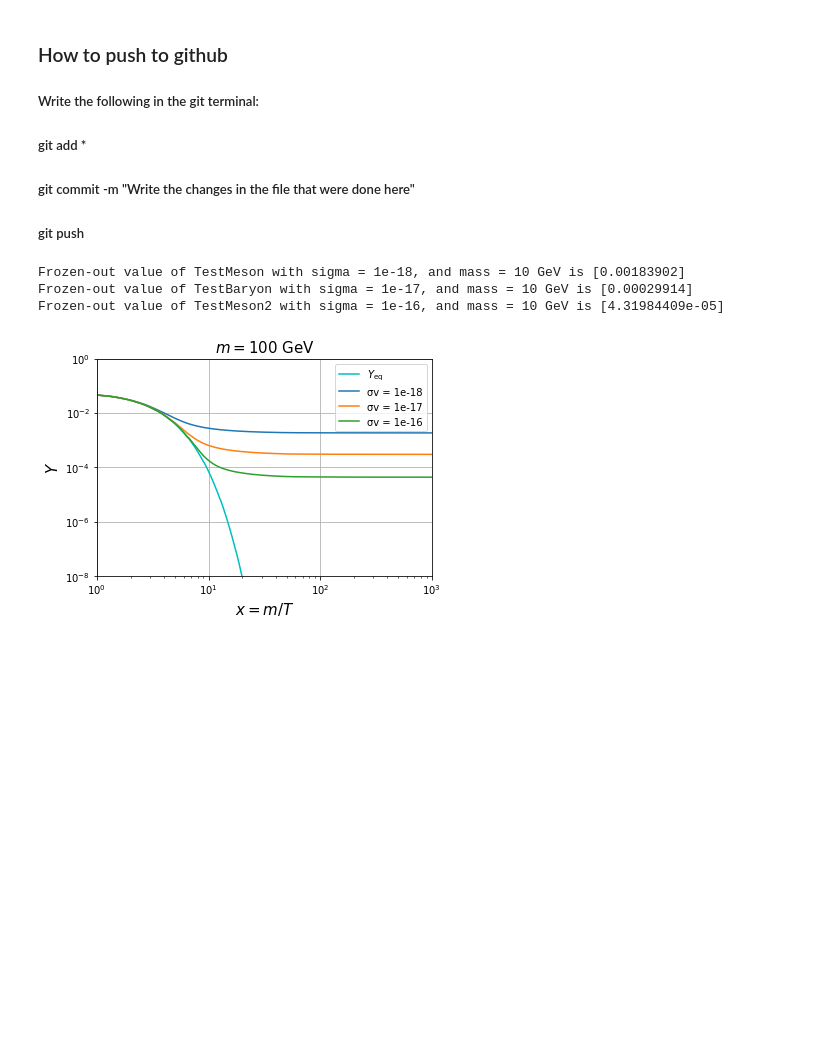
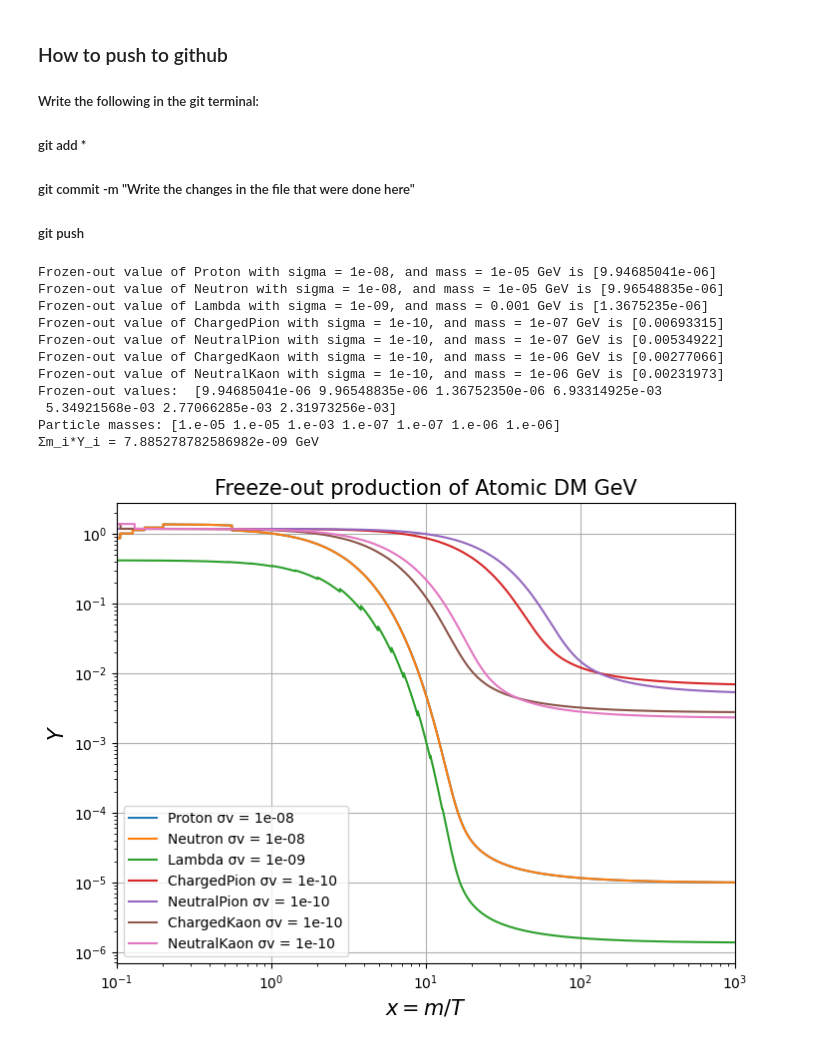
Before and after one commit to IgalPress/Thesis, a Jupyter notebook: FreezeOutCode.ipynb, the cells around one changed output. Saved outputs shown, nothing was run; the diff lists cells and outputs as text; code cells hidden in the pictures; blank space fills up the shorter version.

```diff
--- a/FreezeOutCode.ipynb
+++ b/FreezeOutCode.ipynb
@@ -18,34 +54,57 @@ import pandas as pd
 # %%
 %run FreezeOutFunctions.ipynb
-%run CrossSectionFunctions.ipynb
+#%run CrossSectionFunctions.ipynb
 
-particles = ["TestMeson", "TestBaryon", "TestMeson2"]
+particles = ["Proton", "Neutron", "Lambda", "ChargedPion", "NeutralPion", "ChargedKaon", "NeutralKaon"]
+plt.figure(figsize=(8, 6))
 
-x=np.logspace(np.log10(1),np.log10(1000),10000)
-xx=np.logspace(np.log10(1),np.log10(1000),1000)
-plt.loglog(xx,Y_EQ(xx, particle),'c',label=r'$Y_{\rm eq}$')
+x=np.logspace(np.log10(0.1),np.log10(1000),10000)
+#xx=np.logspace(np.log10(0.1),np.log10(1000),10000)
+#plt.loglog(xx,Y_EQ(xx, 'TestMeson'),'c',label=r'$Y_{\rm eq}$')
+
+FreezeOutNumber = np.array([])
+masses = np.array([])
 
 for particle in particles:
     cross_section = particle_cross_sections.get(particle,1)
     mass = particle_mass.get(particle,1)
+
     k=fk(particle)
     Y=integrate.odeint(dYdx,Y_EQ(x[0], particle), x, args=(particle,))
+
     print(f'Frozen-out value of {particle} with sigma = {cross_section}, and mass = {mass} GeV is {Y[-1]}')
-    plt.loglog(x,Y,label=f'σv = {cross_section}')
 
+    plt.loglog(x,Y,label=f'{particle} σv = {cross_section}')
 
-plt.ylim(1E-8,1)
-plt.xlim(1,1000)
+    FreezeOutNumber = np.append(FreezeOutNumber,Y[-1])
+    masses = np.append(masses, mass)
+
+print('Frozen-out values: ', FreezeOutNumber)
+#print(f'Sum of frozen-out values: {np.sum(FreezeOutNumber)}')
+print(f'Particle masses: {masses}')
+print(f'Σm_i*Y_i = {np.sum(np.multiply(masses,FreezeOutNumber))} GeV')
+
+#plt.ylim(1E-8,1e2)
+plt.xlim(0.1,1000)
 plt.xlabel('$x = m/T$', size= 15)
 plt.ylabel('$Y$', size= 15)
-plt.title('$m = 100$ GeV', size= 15)
+plt.title('Freeze-out production of Atomic DM GeV', size= 15)
 plt.legend()
 plt.grid()
+plt.savefig('Particles.png')
 # %% [output]
-Frozen-out value of TestMeson with sigma = 1e-18, and mass = 10 GeV is [0.00183902]
-Frozen-out value of TestBaryon with sigma = 1e-17, and mass = 10 GeV is [0.00029914]
-Frozen-out value of TestMeson2 with sigma = 1e-16, and mass = 10 GeV is [4.31984409e-05]
+Frozen-out value of Proton with sigma = 1e-08, and mass = 1e-05 GeV is [9.94685041e-06]
+Frozen-out value of Neutron with sigma = 1e-08, and mass = 1e-05 GeV is [9.96548835e-06]
+Frozen-out value of Lambda with sigma = 1e-09, and mass = 0.001 GeV is [1.3675235e-06]
+Frozen-out value of ChargedPion with sigma = 1e-10, and mass = 1e-07 GeV is [0.00693315]
+Frozen-out value of NeutralPion with sigma = 1e-10, and mass = 1e-07 GeV is [0.00534922]
+Frozen-out value of ChargedKaon with sigma = 1e-10, and mass = 1e-06 GeV is [0.00277066]
+Frozen-out value of NeutralKaon with sigma = 1e-10, and mass = 1e-06 GeV is [0.00231973]
+Frozen-out values:  [9.94685041e-06 9.96548835e-06 1.36752350e-06 6.93314925e-03
+ 5.34921568e-03 2.77066285e-03 2.31973256e-03]
+Particle masses: [1.e-05 1.e-05 1.e-03 1.e-07 1.e-07 1.e-06 1.e-06]
+Σm_i*Y_i = 7.885278782586982e-09 GeV
-[figure, old version]
+[figure, new version]
 # %%
 # Load the data
 Gstar_df = pd.read_csv("Gstar.csv", header = None)
```
Also changed, not shown: parts of 6 cells of this notebook, 3 other files.
